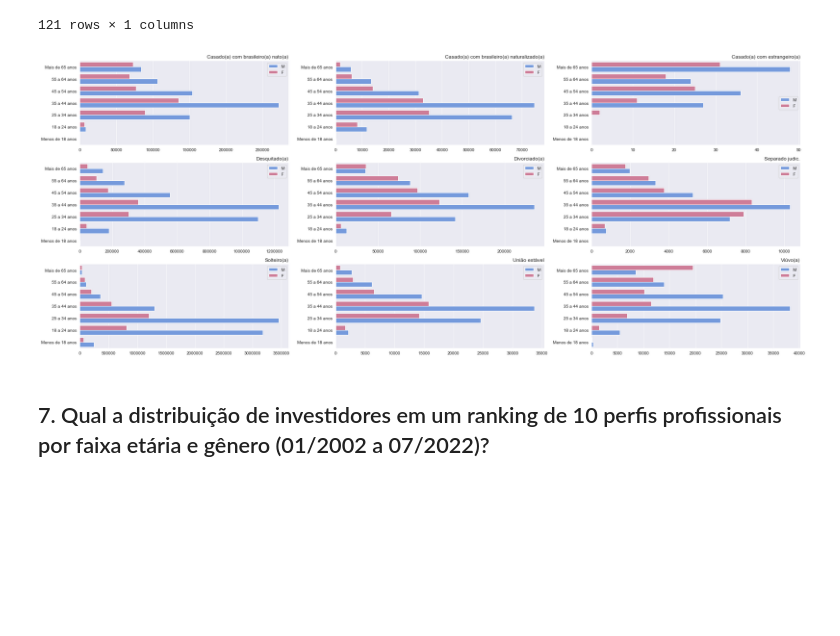
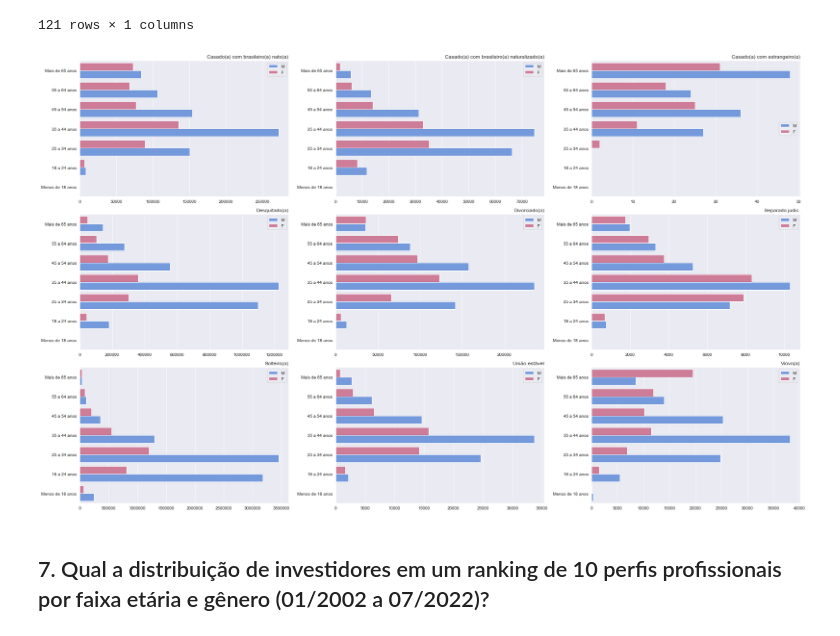
Before and after one commit to emso-exe/Investidores_do_tesouro_direto, a Jupyter notebook: analise_de_dados.ipynb, the cells around one changed output. Cells and saved outputs as stored; diff of their text form; code cells hidden in the pictures; blank space fills up the shorter version.

```diff
--- a/analise_de_dados.ipynb
+++ b/analise_de_dados.ipynb
@@ -900,34 +903,34 @@ df_faixa_genero_civil
 def graf_faixa_estado_genero(param1, param2, param3):
     sns.barplot(data=param1.loc[param1['estado_civil'] == param2],
                 x='qtde', y='idade', hue='genero', hue_order=['M', 'F'],
                 ci=False, orient='horizontal', dodge=True,
                 ax=param3, palette=['cornflowerblue', 'palevioletred'])
     param3.set_ylabel('')
     param3.set_xlabel('')
     param3.legend()
     param3.invert_yaxis()
     param3.set_title(param2, loc='right')
     param3.ticklabel_format(style='plain', axis='x')
 
 
 fig, ((ax1, ax2, ax3), (ax4, ax5, ax6), (ax7, ax8, ax9)
-      ) = plt.subplots(ncols=3, nrows=3, figsize=(25, 10))
+      ) = plt.subplots(ncols=3, nrows=3, figsize=(25, 15))
 
 df_temp = df_faixa_genero_civil.reset_index()
 
 graf_faixa_estado_genero(df_temp, 'Casado(a) com brasileiro(a) nato(a)', ax1)
 graf_faixa_estado_genero(df_temp, 'Casado(a) com brasileiro(a) naturalizado(a)', ax2)
 graf_faixa_estado_genero(df_temp, 'Casado(a) com estrangeiro(a)', ax3)
 graf_faixa_estado_genero(df_temp, 'Desquitado(a)', ax4)
 graf_faixa_estado_genero(df_temp, 'Divorciado(a)', ax5)
 graf_faixa_estado_genero(df_temp, 'Separado judic.', ax6)
 graf_faixa_estado_genero(df_temp, 'Solteiro(a)', ax7)
 graf_faixa_estado_genero(df_temp, 'União estável', ax8)
 graf_faixa_estado_genero(df_temp, 'Viúvo(a)', ax9)
 
 plt.tight_layout()
 plt.show()
 # %% [output]
-[figure, old version]
+[figure, new version]
 # %% [markdown]
 ## 7. Qual a distribuição de investidores em um ranking de 10 perfis profissionais por faixa etária e gênero (01/2002 a 07/2022)?
```
Also changed, not shown: parts of 4 cells of this notebook.
